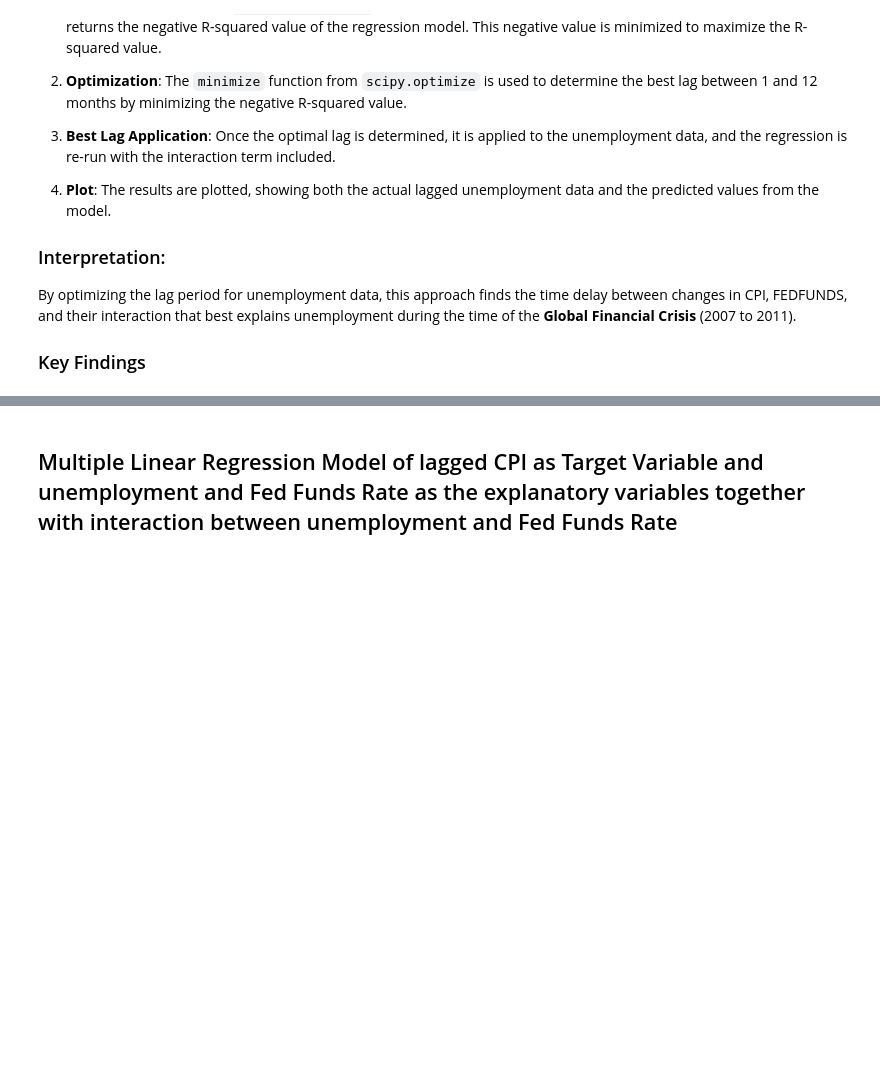
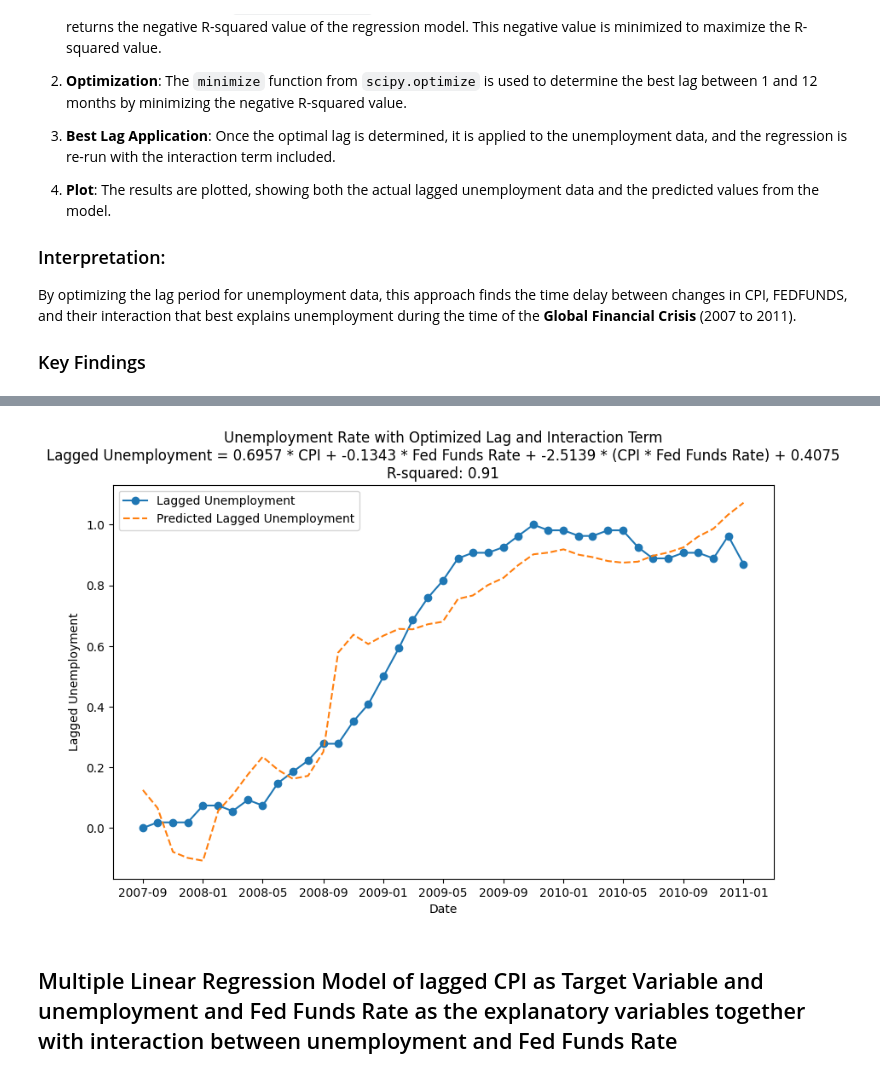
Before and after one commit to hawa1983/DATA-608, a Jupyter notebook: DATA_608_HW2_Analytical_Approach.ipynb, the cells around one changed output, grey strips where cells are left out. Drawn from its saved outputs; the diff is of its cells as text; code cells hidden in the pictures; blank space fills up the shorter version.

```diff
--- a/DATA_608_HW2_Analytical_Approach.ipynb
+++ b/DATA_608_HW2_Analytical_Approach.ipynb
@@ -1369,0 +1234,89 @@ R-squared of the model with optimized lag and interaction term: 0.90652495482237
+# %%
+# Retrieve data from FRED API (starting from 2007-06-01 to 2011-01-01)
+start_date = '2007-06-01'
+end_date = '2011-01-01'
+cpi_df = get_fred_data('CPIAUCSL', api_key, start_date, end_date)  # Consumer Price Index
+unemployment_df = get_fred_data('UNRATE', api_key, start_date, end_date)  # Unemployment Rate
+fed_rate_df = get_fred_data('FEDFUNDS', api_key, start_date, end_date)  # Federal Funds Rate
+
+# Rename columns for clarity
+cpi_df.columns = ['Date', 'CPI']
+unemployment_df.columns = ['Date', 'Unemployment Rate']
+fed_rate_df.columns = ['Date', 'FEDFUNDS']
+
+# Merge datasets on the Date column
+merged_df = pd.merge(cpi_df, unemployment_df, on='Date')
+merged_df = pd.merge(merged_df, fed_rate_df, on='Date')
+
+# Drop any missing values (just in case)
+merged_df.dropna(inplace=True)
+
+# Normalize the CPI, Unemployment Rate, and Fed Funds Rate using MinMaxScaler
+scaler = MinMaxScaler()
+merged_df[['CPI', 'Unemployment Rate', 'FEDFUNDS']] = scaler.fit_transform(
+    merged_df[['CPI', 'Unemployment Rate', 'FEDFUNDS']])
+
+# Create an interaction term between CPI and FEDFUNDS
+merged_df['CPI_FEDFUNDS_Interaction'] = merged_df['CPI'] * merged_df['FEDFUNDS']
+
+# Function to apply a lag to unemployment data and calculate R-squared
+def compute_r_squared(lag, data):
+    lag = int(lag)
+    data['Lagged_Unemployment'] = data['Unemployment Rate'].shift(lag)  # Apply the lag
+    data.dropna(inplace=True)  # Drop rows with NaN values due to lagging
+
+    # Prepare the data for regression
+    X = data[['CPI', 'FEDFUNDS', 'CPI_FEDFUNDS_Interaction']]
+    y = data['Lagged_Unemployment']
+
+    # Fit a linear regression model
+    model = LinearRegression()
+    model.fit(X, y)
+    y_pred = model.predict(X)
+
+    # Return the negative R-squared value (we minimize this value)
+    return -r2_score(y, y_pred)
+
+# Optimization to find the best lag (from 1 month to 12 months)
+result = minimize(compute_r_squared, x0=1, args=(merged_df,), bounds=[(1, 12)], method='L-BFGS-B')
+
+# Get the best lag value
+best_lag = int(result.x[0])
+print(f'Optimal Lag: {best_lag} months')
+
+# Apply the best lag to the dataset
+merged_df['Lagged_Unemployment'] = merged_df['Unemployment Rate'].shift(best_lag)
+merged_df.dropna(inplace=True)
+
+# Perform the multiple regression with the lagged unemployment data and the interaction term
+X = merged_df[['CPI', 'FEDFUNDS', 'CPI_FEDFUNDS_Interaction']]
+y = merged_df['Lagged_Unemployment']
+
+model = LinearRegression()
+model.fit(X, y)
+y_pred = model.predict(X)
+
+# Get the coefficients and intercept for the regression equation
+coefficients = model.coef_
+intercept = model.intercept_
+
+# Construct the regression equation
+equation = f"Lagged Unemployment = {coefficients[0]:.4f} * CPI + {coefficients[1]:.4f} * Fed Funds Rate + {coefficients[2]:.4f} * (CPI * Fed Funds Rate) + {intercept:.4f}"
+
+# Get the R-squared value
+r_squared = r2_score(y, y_pred)
+
+# Print the R-squared value and equation
+print(f'R-squared of the model with interaction term and optimized lag: {r_squared:.2f}')
+print(f"Regression Equation: {equation}")
+
+# Plot the results
+plt.figure(figsize=(10, 6))
+plt.plot(merged_df['Date'], y, label='Lagged Unemployment', marker='o')
+plt.plot(merged_df['Date'], y_pred, label='Predicted Lagged Unemployment', linestyle='--')
+plt.xlabel('Date')
+plt.ylabel('Lagged Unemployment')
+plt.title(f'Unemployment Rate with Optimized Lag and Interaction Term\n{equation}\nR-squared: {r_squared:.2f}')
+plt.legend()
+plt.show()
+# %% [output]
@@ -1370,2 +1326,3 @@ R-squared of the model with optimized lag and interaction term: 0.90652495482237
+[figure, added]
 # %% [markdown]
 ## Multiple Linear Regression Model of lagged CPI as Target Variable and unemployment and Fed Funds Rate as the explanatory variables together with interaction between unemployment and Fed Funds Rate
```
Also changed, not shown: parts of 13 cells of this notebook.
